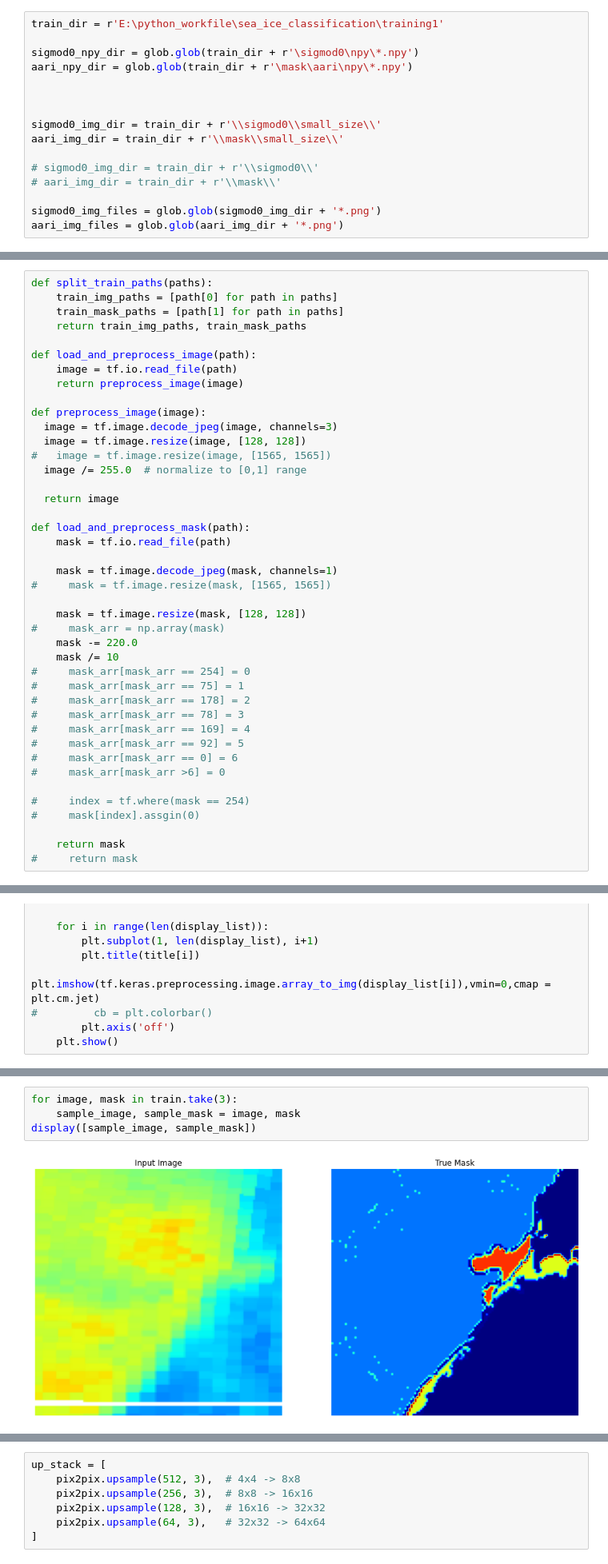
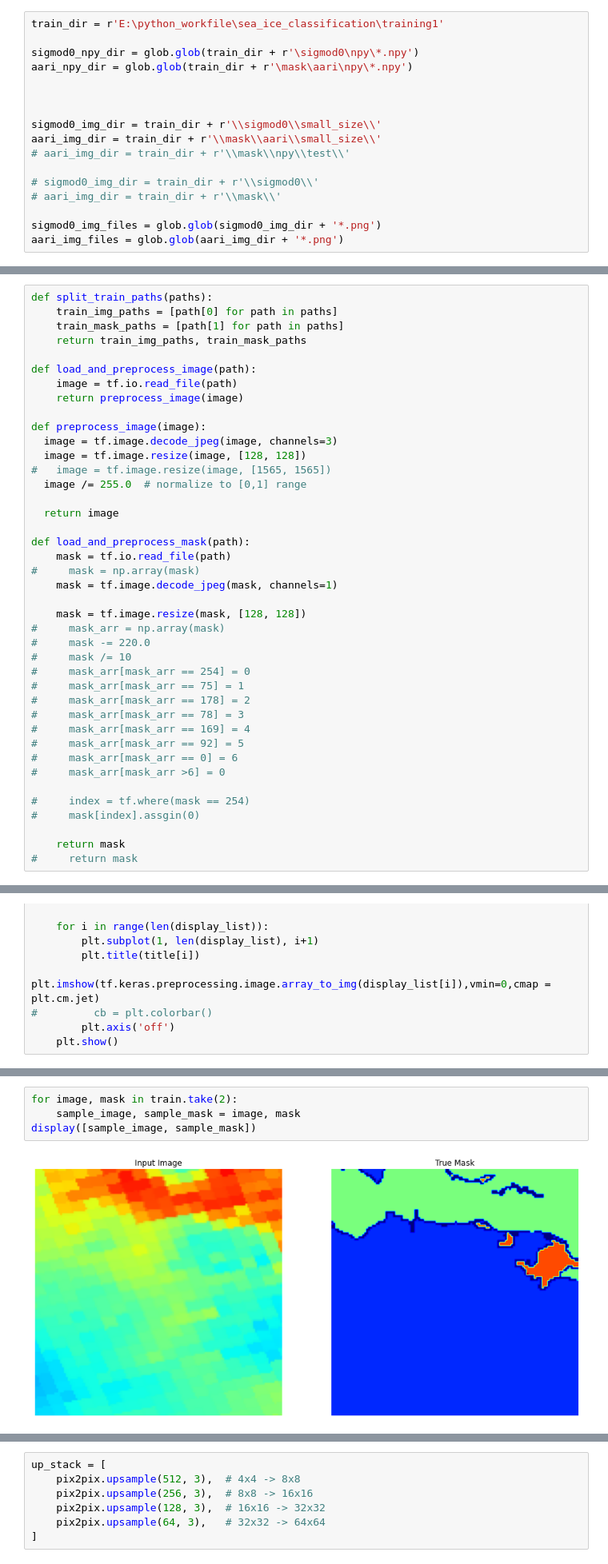
Before and after one commit to LittlematchLM/sea_ice_classification, a Jupyter notebook: train_test.ipynb, the cells around one changed output, grey strips where cells are left out. Shown: that part at 80% size. Saved outputs shown, nothing was run; the diff lists cells and outputs as text.

```diff
--- a/train_test.ipynb
+++ b/train_test.ipynb
@@ -260,7 +260,8 @@ aari_npy_dir = glob.glob(train_dir + r'\mask\aari\npy\*.npy')
 
 
 sigmod0_img_dir = train_dir + r'\\sigmod0\\small_size\\'
-aari_img_dir = train_dir + r'\\mask\\small_size\\'
+aari_img_dir = train_dir + r'\\mask\\aari\\small_size\\'
+# aari_img_dir = train_dir + r'\\mask\\npy\\test\\'
 
 # sigmod0_img_dir = train_dir + r'\\sigmod0\\'
 # aari_img_dir = train_dir + r'\\mask\\'
@@ -322,14 +323,13 @@ def preprocess_image(image):
 
 def load_and_preprocess_mask(path):
     mask = tf.io.read_file(path)
-
+#     mask = np.array(mask)
     mask = tf.image.decode_jpeg(mask, channels=1)
-#     mask = tf.image.resize(mask, [1565, 1565])
 
     mask = tf.image.resize(mask, [128, 128])
 #     mask_arr = np.array(mask)
-    mask -= 220.0
-    mask /= 10
+#     mask -= 220.0
+#     mask /= 10
 #     mask_arr[mask_arr == 254] = 0
 #     mask_arr[mask_arr == 75] = 1
 #     mask_arr[mask_arr == 178] = 2
@@ -391,6 +401,6 @@ def display(display_list):
 # %%
-for image, mask in train.take(3):
+for image, mask in train.take(2):
     sample_image, sample_mask = image, mask
 display([sample_image, sample_mask])
 # %% [output]
-[figure, old version]
+[figure, new version]
```
Also changed, not shown: parts of 12 cells of this notebook, 4 other files.
